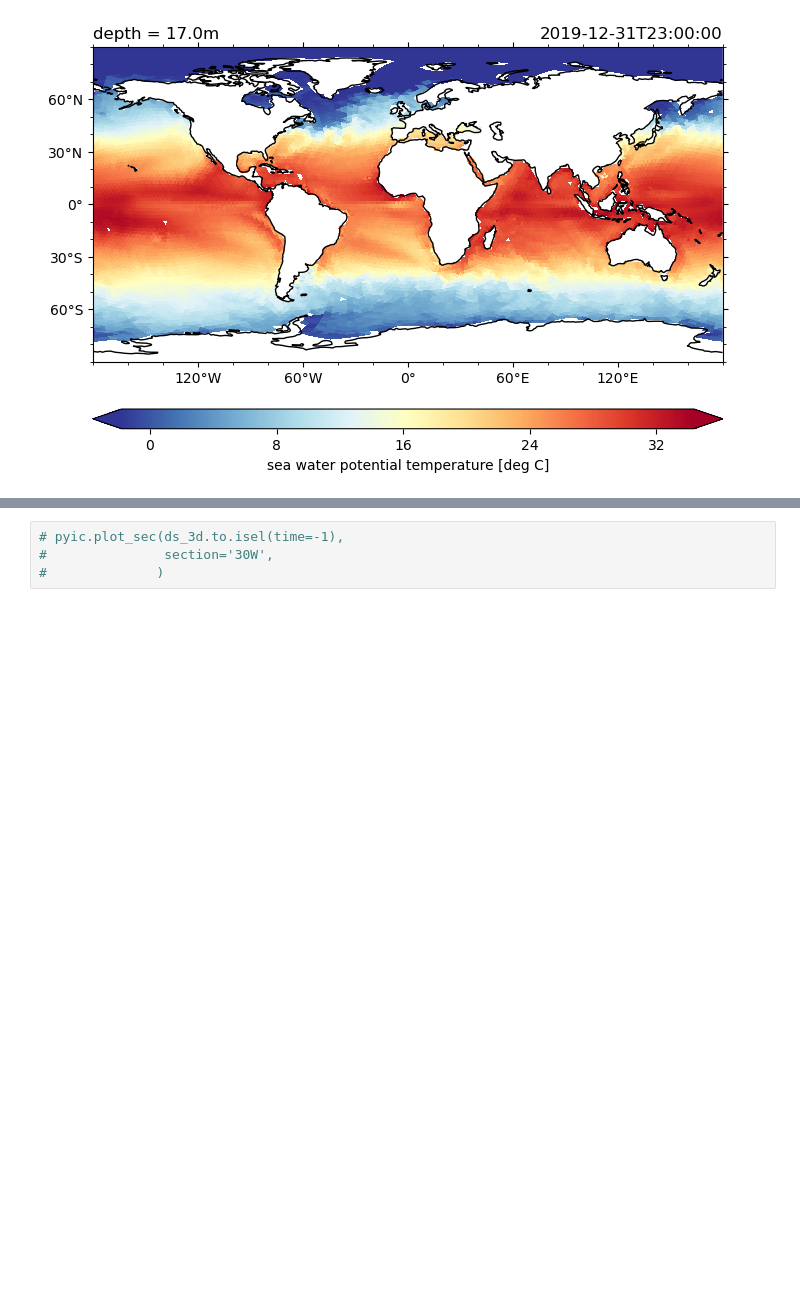
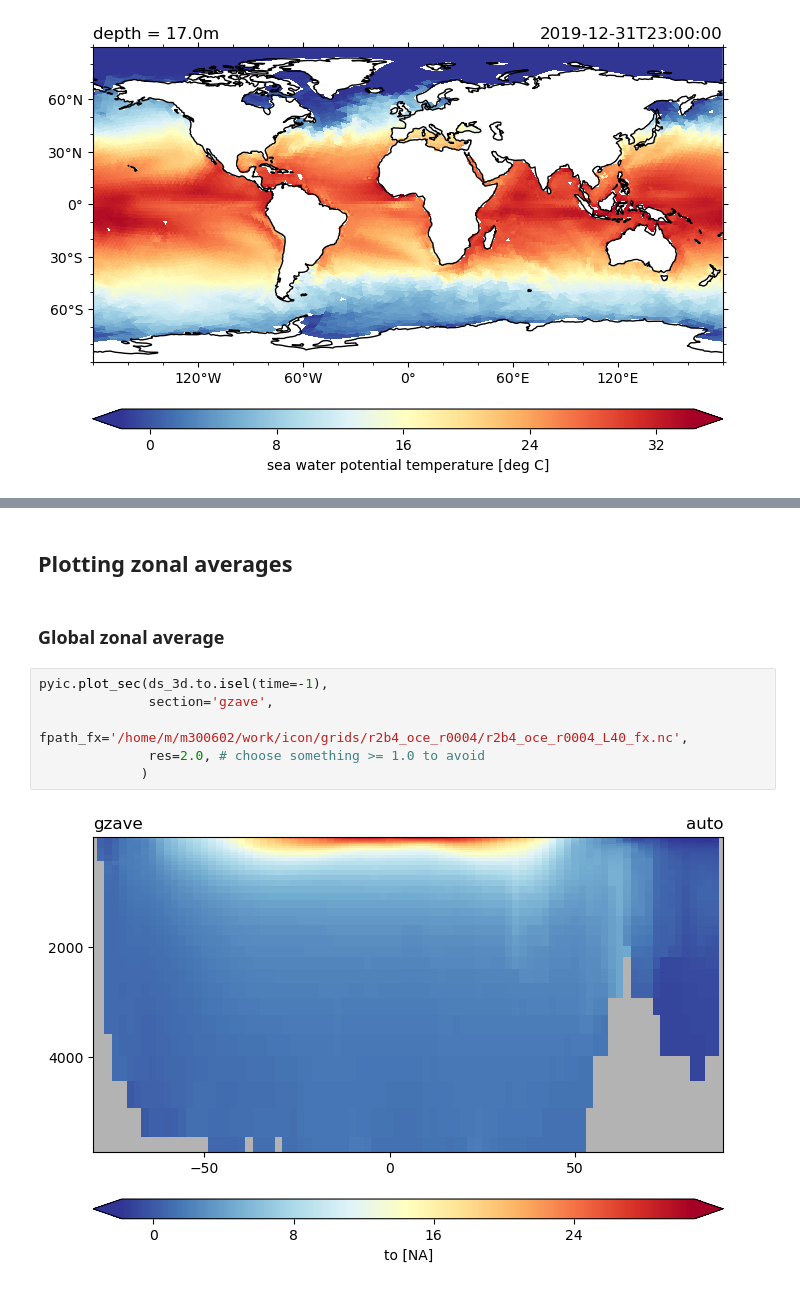
Before and after one commit to ppothapa/pyICON_EXCLAIM, a Jupyter notebook: notebooks/examp_easyms2022.ipynb, the cells around one changed output, grey strips where cells are left out. Drawn from its saved outputs; the diff is of its cells as text; blank space fills up the shorter version.

```diff
--- a/notebooks/examp_easyms2022.ipynb
+++ b/notebooks/examp_easyms2022.ipynb
@@ -96,4 +120,12 @@ ds_3d.to.isel(time=-1).sel(depth=20., method='nearest').pyic.plot(land_facecolor
+# %% [markdown]
+## Plotting zonal averages
+# %% [markdown]
+### Global zonal average
 # %%
-# pyic.plot_sec(ds_3d.to.isel(time=-1),
-#               section='30W',
-#              )
+pyic.plot_sec(ds_3d.to.isel(time=-1),
+              section='gzave',
+              fpath_fx='/home/m/m300602/work/icon/grids/r2b4_oce_r0004/r2b4_oce_r0004_L40_fx.nc',
+              res=2.0, # choose something >= 1.0 to avoid
+             )
+# %% [output]
+[figure, added]
```
Also changed, not shown: parts of 10 cells of this notebook.
